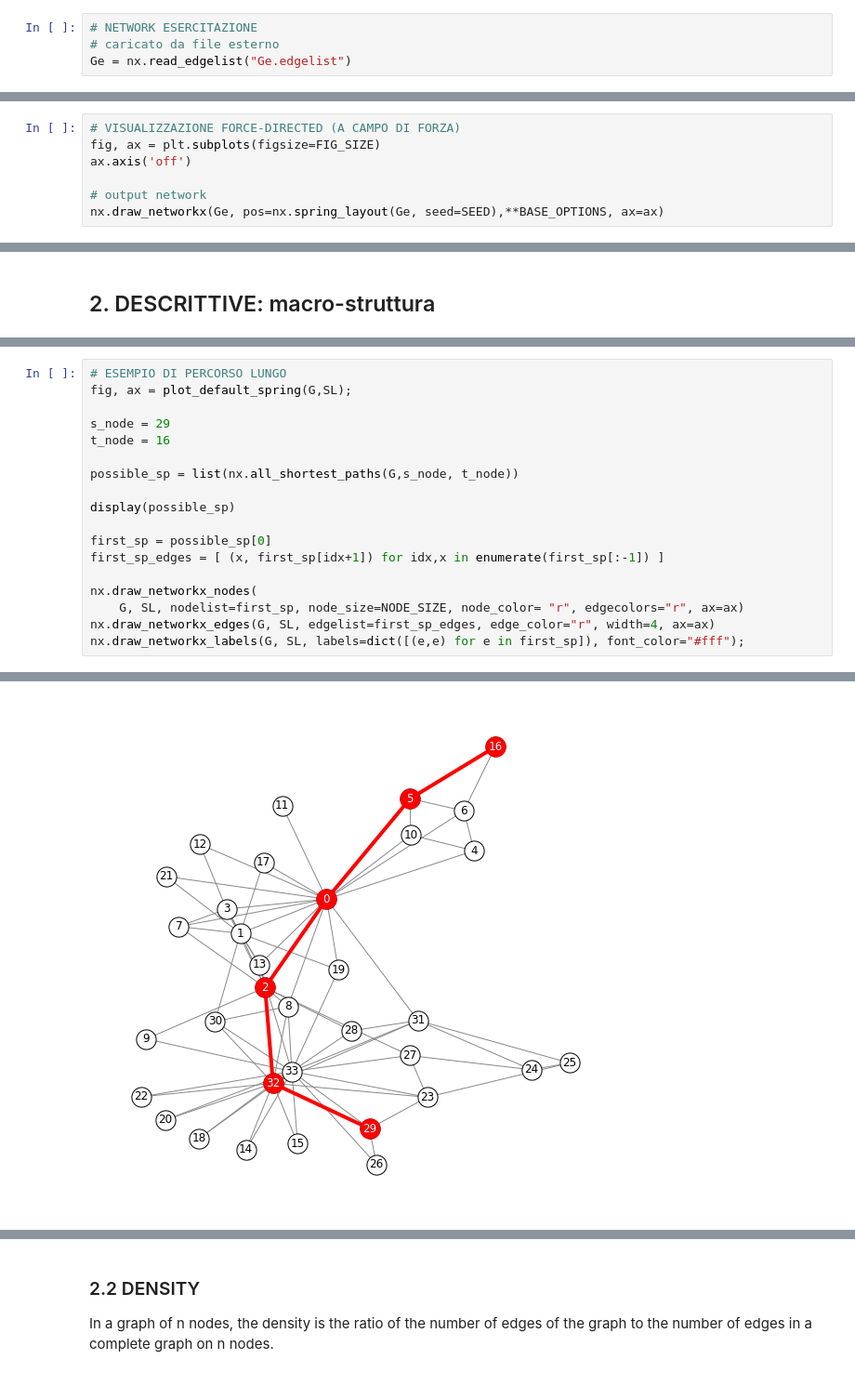
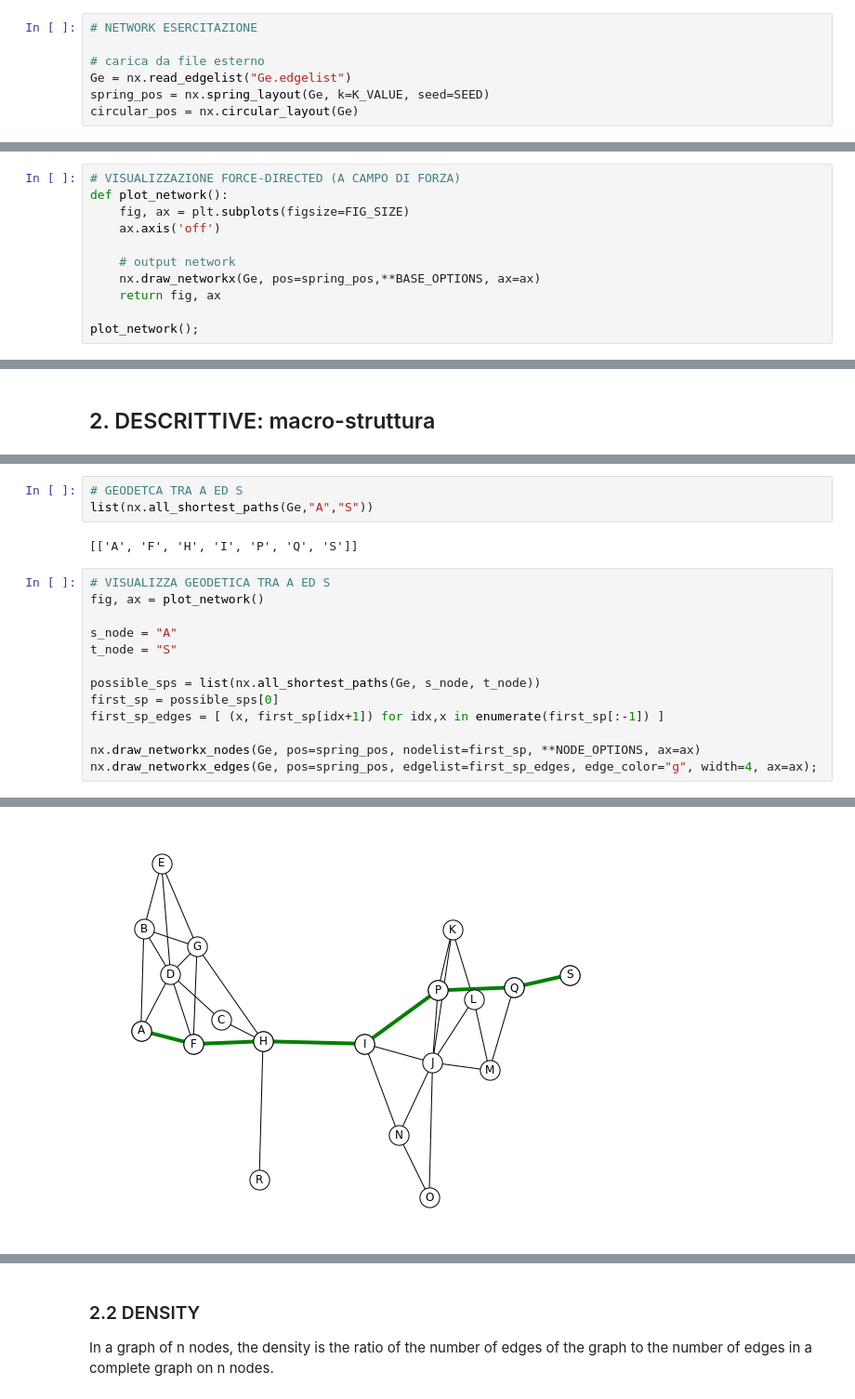
Before and after one commit to alkaest2002/ABGrid, a Jupyter notebook: materials/course 101/esercitazione.ipynb, the cells around one changed output, grey strips where cells are left out. Shown: that part at 93% size. Saved outputs shown, nothing was run; the diff lists cells and outputs as text.

```diff
--- a/materials/course 101/esercitazione.ipynb
+++ b/materials/course 101/esercitazione.ipynb
@@ -72,7 +88,10 @@ nx.draw_networkx(Gd, pos, **options, ax=ax);
 # %%
 # NETWORK ESERCITAZIONE
-# caricato da file esterno
+
+# carica da file esterno
 Ge = nx.read_edgelist("Ge.edgelist")
+spring_pos = nx.spring_layout(Ge, k=K_VALUE, seed=SEED)
+circular_pos = nx.circular_layout(Ge)
 # %% [markdown]
 ## 1. VISUALIZZAZIONE DEL NETWORK
 # %% [markdown]
@@ -91,8 +110,12 @@ nx.draw_networkx(Ge, pos=nx.circular_layout(Ge), **BASE_OPTIONS, ax=ax)
 # %%
 # VISUALIZZAZIONE FORCE-DIRECTED (A CAMPO DI FORZA)
-fig, ax = plt.subplots(figsize=FIG_SIZE)
-ax.axis('off')
+def plot_network():
+    fig, ax = plt.subplots(figsize=FIG_SIZE)
+    ax.axis('off')
 
-# output network
-nx.draw_networkx(Ge, pos=nx.spring_layout(Ge, seed=SEED),**BASE_OPTIONS, ax=ax)
+    # output network
+    nx.draw_networkx(Ge, pos=spring_pos,**BASE_OPTIONS, ax=ax)
+    return fig, ax
+
+plot_network();
 # %% [output]
@@ -195,19 +211,19 @@ df.sort_values(by="max", ascending=False)\
+# %%
+# GEODETCA TRA A ED S
+list(nx.all_shortest_paths(Ge,"A","S"))
+# %% [output]
+[['A', 'F', 'H', 'I', 'P', 'Q', 'S']]
 # %%
-# ESEMPIO DI PERCORSO LUNGO
-fig, ax = plot_default_spring(G,SL);
+# VISUALIZZA GEODETICA TRA A ED S
+fig, ax = plot_network()
 
-s_node = 29
-t_node = 16
+s_node = "A"
+t_node = "S"
 
-possible_sp = list(nx.all_shortest_paths(G,s_node, t_node))
-
-display(possible_sp)
-
-first_sp = possible_sp[0]
+possible_sps = list(nx.all_shortest_paths(Ge, s_node, t_node))
+first_sp = possible_sps[0]
 first_sp_edges = [ (x, first_sp[idx+1]) for idx,x in enumerate(first_sp[:-1]) ]
 
-nx.draw_networkx_nodes(
-    G, SL, nodelist=first_sp, node_size=NODE_SIZE, node_color= "r", edgecolors="r", ax=ax)
-nx.draw_networkx_edges(G, SL, edgelist=first_sp_edges, edge_color="r", width=4, ax=ax)
-nx.draw_networkx_labels(G, SL, labels=dict([(e,e) for e in first_sp]), font_color="#fff");
+nx.draw_networkx_nodes(Ge, pos=spring_pos, nodelist=first_sp, **NODE_OPTIONS, ax=ax)
+nx.draw_networkx_edges(Ge, pos=spring_pos, edgelist=first_sp_edges, edge_color="g", width=4, ax=ax);
 # %% [output]
@@ -228 +230 @@ nx.draw_networkx_labels(G, SL, labels=dict([(e,e) for e in first_sp]), font_colo
-[figure, old version]
+[figure, new version]
```
Also changed, not shown: parts of 35 cells of this notebook.
